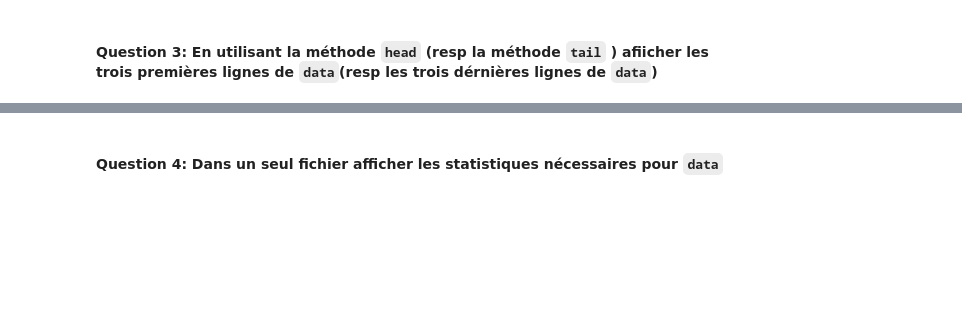
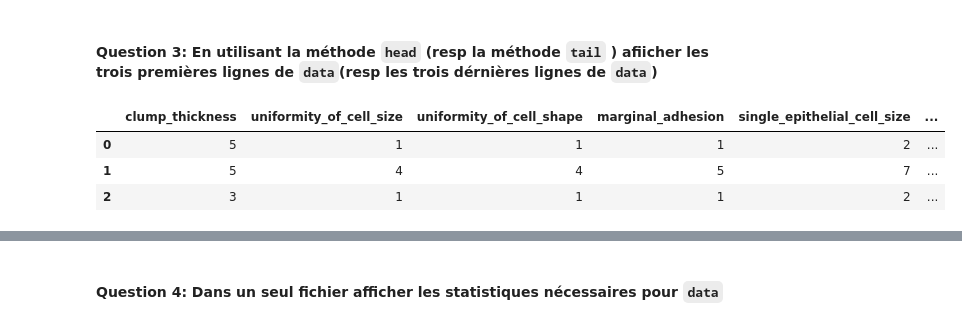
Before and after one commit to aymenchabbouh/machine_learning_project, a Jupyter notebook: Projet_Final_4CINFOGL1.ipynb, the cells around one changed output, grey strips where cells are left out. Saved outputs shown, nothing was run; the diff lists cells and outputs as text; code cells hidden in the pictures; blank space fills up the shorter version.

```diff
--- a/Projet_Final_4CINFOGL1.ipynb
+++ b/Projet_Final_4CINFOGL1.ipynb
@@ -27,4 +29,6 @@ import matplotlib.pyplot as plt
 # %% [markdown]
 #### Question 1: Créer une variable `data` à qui vous affectez la base de données `breast_cancer.csv`
+# %%
+data = pd.read_csv('breast_cancer.csv')
 # %% [markdown]
 #### Question 2: Quelle est la dimension de `data`?
@@ -31,2 +55,9 @@ import matplotlib.pyplot as plt
 # %% [markdown]
 #### Question 3:  En utilisant la méthode `head` (resp la méthode `tail` ) afiicher les trois premières lignes de `data`(resp les trois dérnières lignes de `data`)
+# %%
+data.head(3)
+# %% [output]
+|  | clump_thickness | uniformity_of_cell_size | uniformity_of_cell_shape | marginal_adhesion | single_epithelial_cell_size | ... |
+| 0 | 5 | 1 | 1 | 1 | 2 | ... |
+| 1 | 5 | 4 | 4 | 5 | 7 | ... |
+| 2 | 3 | 1 | 1 | 1 | 2 | ... |
```
Also changed, not shown: parts of 27 cells of this notebook.
